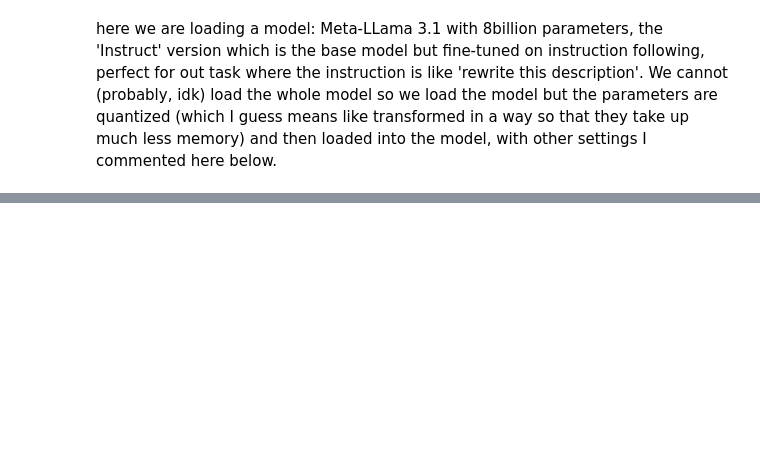
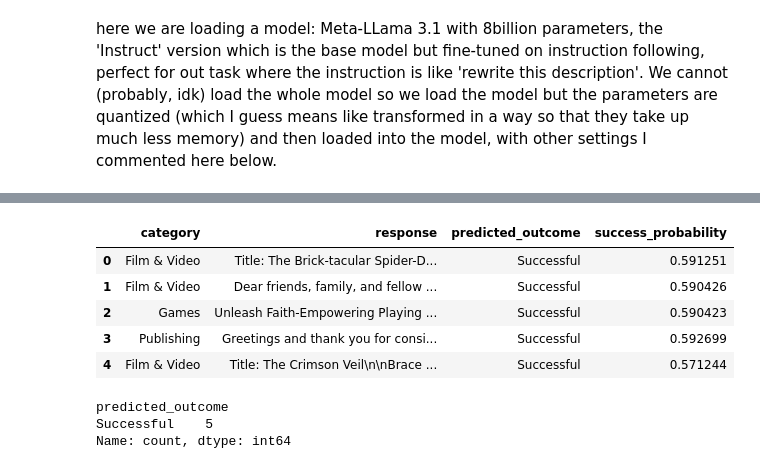
Before and after one commit to simomarra/Kickstarter-NLP-Project, a Jupyter notebook: Python Notebooks/Generative_kickstarter.ipynb, the cells around one changed output, grey strips where cells are left out. Cells and saved outputs as stored; diff of their text form; code cells hidden in the pictures; blank space fills up the shorter version.

```diff
--- a/Python Notebooks/Generative_kickstarter.ipynb
+++ b/Python Notebooks/Generative_kickstarter.ipynb
@@ -160,0 +286,7 @@ possible_generated
+# %%
+classifier_dir = "saved_bert_model"
+classifier_tokenizer = AutoTokenizer.from_pretrained(classifier_dir)
+classifier_model = AutoModelForSequenceClassification.from_pretrained(classifier_dir)
+classifier_device = torch.device("cuda" if torch.cuda.is_available() else "cpu")
+classifier_model.to(classifier_device)
+classifier_model.eval()
@@ -160,0 +311,45 @@ possible_generated
+# %%
+def classify_responses(df, text_col="response", batch_size=16, max_length=512):
+    texts = df[text_col].fillna("").astype(str).tolist()
+    predicted_labels = []
+    success_probabilities = []
+
+    for start in range(0, len(texts), batch_size):
+        batch_texts = texts[start:start + batch_size]
+        inputs = classifier_tokenizer(
+            batch_texts,
+            padding=True,
+            truncation=True,
+            max_length=max_length,
+            return_tensors="pt",
+        )
+        inputs = {key: value.to(classifier_device) for key, value in inputs.items()}
+
+        with torch.no_grad():
+            logits = classifier_model(**inputs).logits
+            probabilities = torch.softmax(logits, dim=-1)
+
+        predicted_labels.extend(probabilities.argmax(dim=-1).cpu().tolist())
+        success_probabilities.extend(probabilities[:, 1].cpu().tolist())
+
+    scored = df.copy()
+    scored["predicted_label"] = predicted_labels
+    scored["predicted_outcome"] = scored["predicted_label"].map({0: "Not successful", 1: "Successful"})
+    scored["success_probability"] = success_probabilities
+    return scored
+
+possible_generated = classify_responses(possible_generated, text_col="response")
+possible_generated[["category", "response", "predicted_outcome", "success_probability"]]
+# %% [output]
+|  | category | response | predicted_outcome | success_probability |
+| 0 | Film & Video | Title: The Brick-tacular Spider-D... | Successful | 0.591251 |
+| 1 | Film & Video | Dear friends, family, and fellow ... | Successful | 0.590426 |
+| 2 | Games | Unleash Faith-Empowering Playing ... | Successful | 0.590423 |
+| 3 | Publishing | Greetings and thank you for consi... | Successful | 0.592699 |
+| 4 | Film & Video | Title: The Crimson Veil\n\nBrace ... | Successful | 0.571244 |
+# %%
+possible_generated["predicted_outcome"].value_counts()
+# %% [output]
+predicted_outcome
+Successful    5
+Name: count, dtype: int64
```
Also changed, not shown: parts of 9 cells of this notebook.
